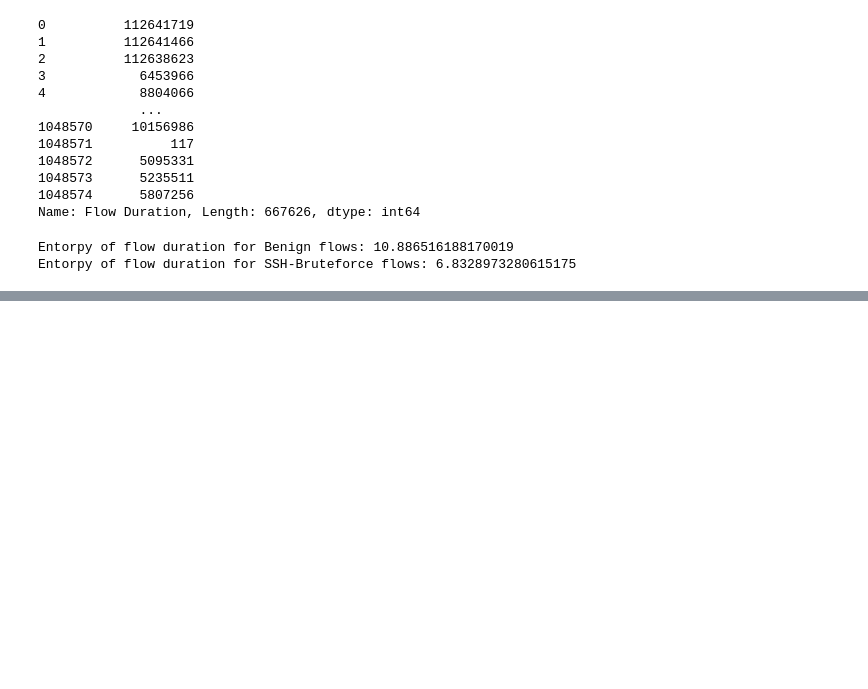
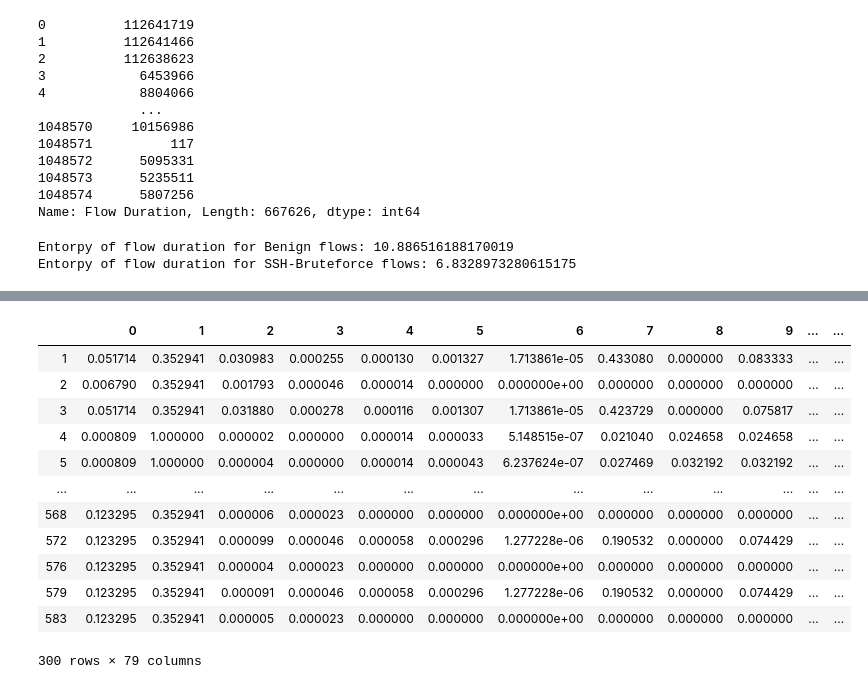
Before and after one commit to rlazad/CS4920, a Jupyter notebook: cs4920lab2.ipynb, the cells around one changed output, grey strips where cells are left out. Drawn from its saved outputs; the diff is of its cells as text; code cells hidden in the pictures; blank space fills up the shorter version.

```diff
--- a/cs4920lab2.ipynb
+++ b/cs4920lab2.ipynb
@@ -217,0 +317,21 @@ Entorpy of flow duration for SSH-Bruteforce flows: 6.8328973280615175
+# %%
+df_Benign = df.loc[df[78] == 0]
+df_Botnet = df.loc[df[78] == 1]
+df_Botnet = df_Botnet[0:150]
+df_Benign = df_Benign[0:150]
+df_all = pd.concat([df_Benign, df_Botnet])
+df_all
+# %% [output]
+|  | 0 | 1 | 2 | 3 | 4 | 5 | 6 | 7 | 8 | 9 | ... | ... |
+| 1 | 0.051714 | 0.352941 | 0.030983 | 0.000255 | 0.000130 | 0.001327 | 1.713861e-05 | 0.433080 | 0.000000 | 0.083333 | ... | ... |
+| 2 | 0.006790 | 0.352941 | 0.001793 | 0.000046 | 0.000014 | 0.000000 | 0.000000e+00 | 0.000000 | 0.000000 | 0.000000 | ... | ... |
+| 3 | 0.051714 | 0.352941 | 0.031880 | 0.000278 | 0.000116 | 0.001307 | 1.713861e-05 | 0.423729 | 0.000000 | 0.075817 | ... | ... |
+| 4 | 0.000809 | 1.000000 | 0.000002 | 0.000000 | 0.000014 | 0.000033 | 5.148515e-07 | 0.021040 | 0.024658 | 0.024658 | ... | ... |
+| 5 | 0.000809 | 1.000000 | 0.000004 | 0.000000 | 0.000014 | 0.000043 | 6.237624e-07 | 0.027469 | 0.032192 | 0.032192 | ... | ... |
+| ... | ... | ... | ... | ... | ... | ... | ... | ... | ... | ... | ... | ... |
+| 568 | 0.123295 | 0.352941 | 0.000006 | 0.000023 | 0.000000 | 0.000000 | 0.000000e+00 | 0.000000 | 0.000000 | 0.000000 | ... | ... |
+| 572 | 0.123295 | 0.352941 | 0.000099 | 0.000046 | 0.000058 | 0.000296 | 1.277228e-06 | 0.190532 | 0.000000 | 0.074429 | ... | ... |
+| 576 | 0.123295 | 0.352941 | 0.000004 | 0.000023 | 0.000000 | 0.000000 | 0.000000e+00 | 0.000000 | 0.000000 | 0.000000 | ... | ... |
+| 579 | 0.123295 | 0.352941 | 0.000091 | 0.000046 | 0.000058 | 0.000296 | 1.277228e-06 | 0.190532 | 0.000000 | 0.074429 | ... | ... |
+| 583 | 0.123295 | 0.352941 | 0.000005 | 0.000023 | 0.000000 | 0.000000 | 0.000000e+00 | 0.000000 | 0.000000 | 0.000000 | ... | ... |
+300 rows × 79 columns
```
Also changed, not shown: parts of 13 cells of this notebook.
